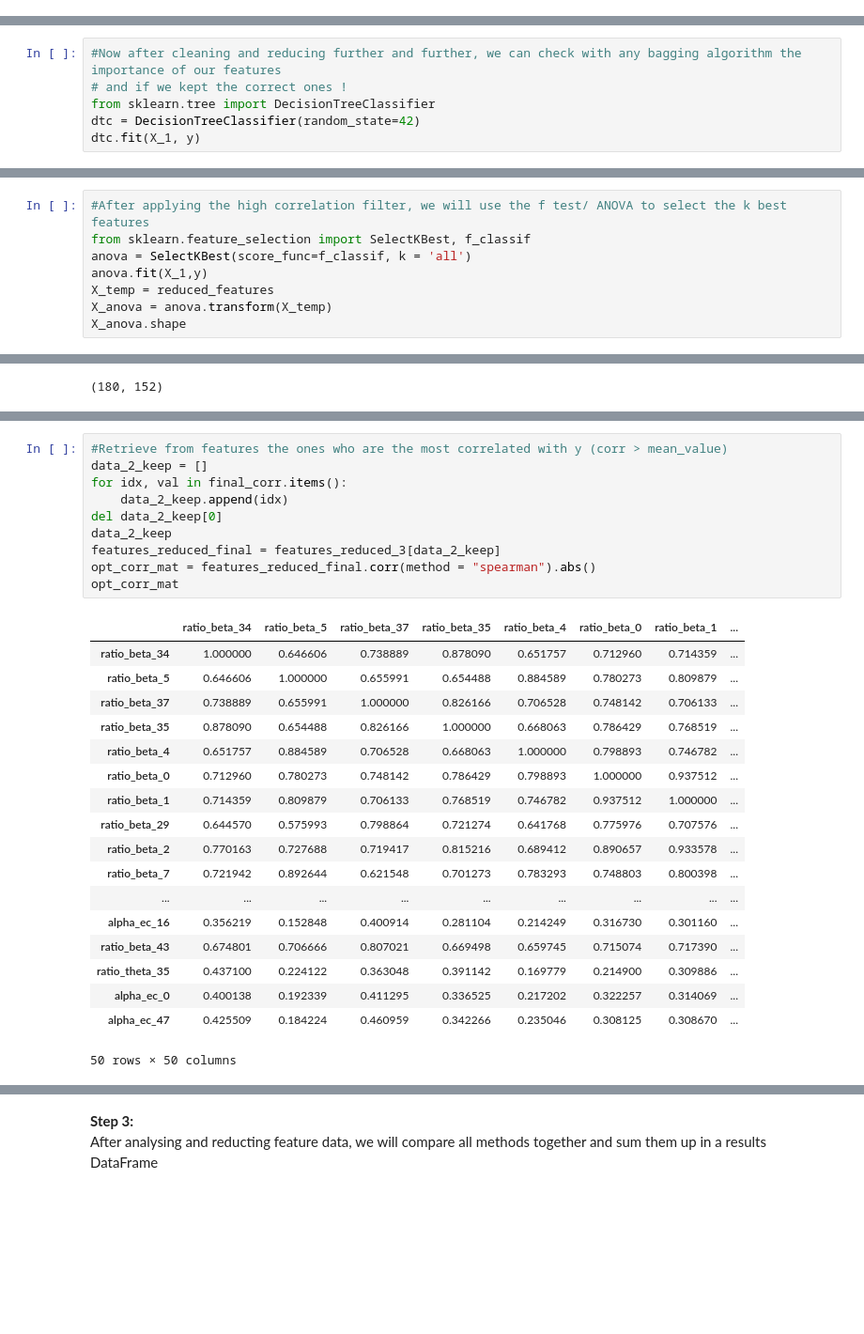
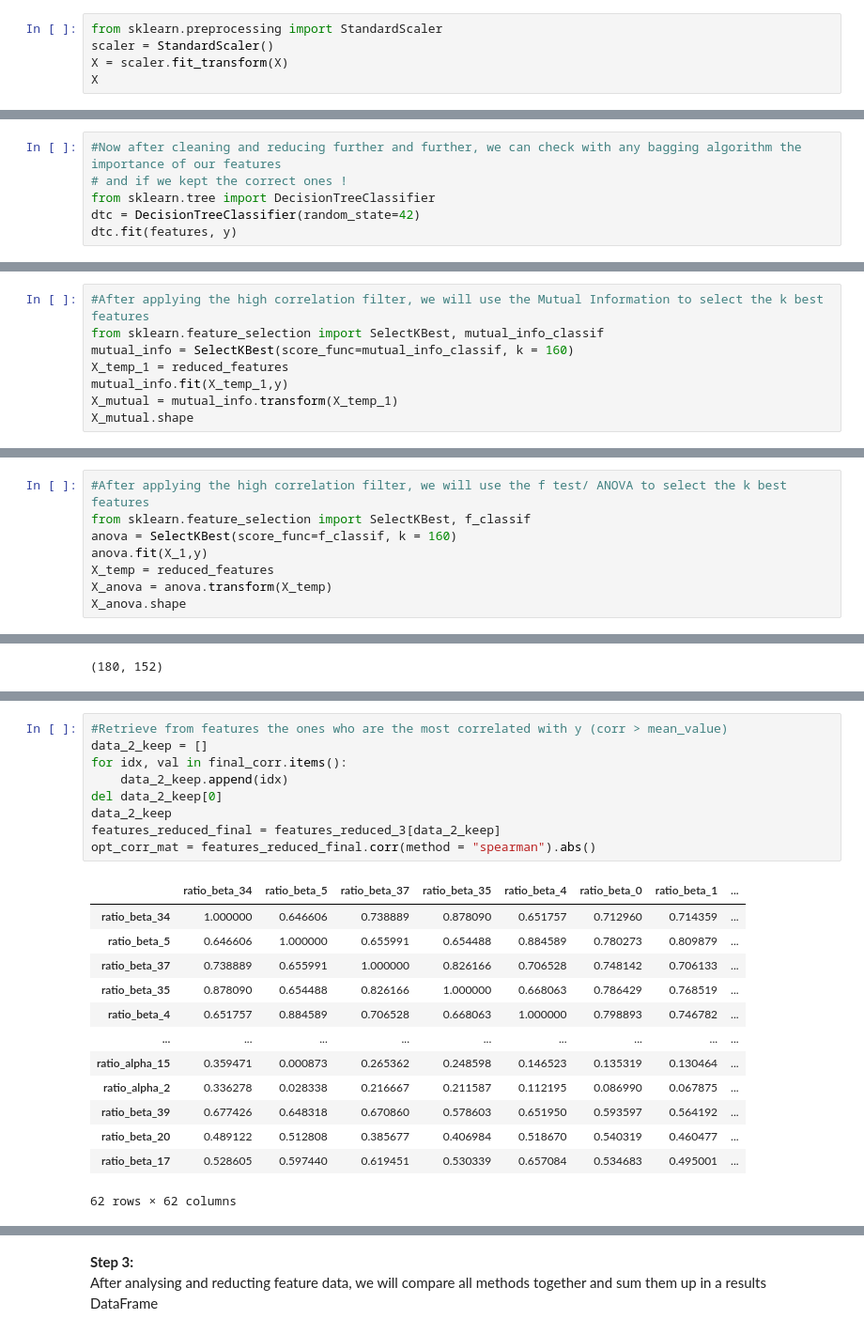
Before and after one commit to OmarJabri7/EEG_Feature_Engineering, a Jupyter notebook: feature_engineering_case1.ipynb, the cells around one changed output, grey strips where cells are left out. Shown at 94% size. Drawn from its saved outputs; the diff is of its cells as text; blank space fills up the shorter version.

Commit message:
added feature number in table

```diff
--- a/feature_engineering_case1.ipynb
+++ b/feature_engineering_case1.ipynb
@@ -57,0 +67,5 @@ with open('feature_names.csv') as f:
+# %%
+from sklearn.preprocessing import StandardScaler
+scaler = StandardScaler()
+X = scaler.fit_transform(X)
+X
@@ -230,7 +262,7 @@ X_1 = reduced_features
 # and if we kept the correct ones !
 from sklearn.tree import DecisionTreeClassifier
 dtc = DecisionTreeClassifier(random_state=42)
-dtc.fit(X_1, y)
+dtc.fit(features, y)
 # %% [output]
 DecisionTreeClassifier(random_state=42)
 # %%
@@ -251,0 +284,8 @@ print(len(importances))
+# %%
+#After applying the high correlation filter, we will use the Mutual Information to select the k best features
+from sklearn.feature_selection import SelectKBest, mutual_info_classif
+mutual_info = SelectKBest(score_func=mutual_info_classif, k = 160)
+X_temp_1 = reduced_features
+mutual_info.fit(X_temp_1,y)
+X_mutual = mutual_info.transform(X_temp_1)
+X_mutual.shape
@@ -252,7 +294,7 @@ print(len(importances))
 # %%
 #After applying the high correlation filter, we will use the f test/ ANOVA to select the k best features
 from sklearn.feature_selection import SelectKBest, f_classif
-anova = SelectKBest(score_func=f_classif, k = 'all')
+anova = SelectKBest(score_func=f_classif, k = 160)
 anova.fit(X_1,y)
 X_temp = reduced_features
 X_anova = anova.transform(X_temp)
@@ -386,32 +418,26 @@ Name: labels, dtype: float64
 # %%
 #Retrieve from features the ones who are the most correlated with y (corr > mean_value)
 data_2_keep = []
 for idx, val in final_corr.items():
     data_2_keep.append(idx)
 del data_2_keep[0]
 data_2_keep
 features_reduced_final = features_reduced_3[data_2_keep]
 opt_corr_mat = features_reduced_final.corr(method = "spearman").abs()
-opt_corr_mat
 # %% [output]
 |  | ratio_beta_34 | ratio_beta_5 | ratio_beta_37 | ratio_beta_35 | ratio_beta_4 | ratio_beta_0 | ratio_beta_1 | ... |
 | ratio_beta_34 | 1.000000 | 0.646606 | 0.738889 | 0.878090 | 0.651757 | 0.712960 | 0.714359 | ... |
 | ratio_beta_5 | 0.646606 | 1.000000 | 0.655991 | 0.654488 | 0.884589 | 0.780273 | 0.809879 | ... |
 | ratio_beta_37 | 0.738889 | 0.655991 | 1.000000 | 0.826166 | 0.706528 | 0.748142 | 0.706133 | ... |
 | ratio_beta_35 | 0.878090 | 0.654488 | 0.826166 | 1.000000 | 0.668063 | 0.786429 | 0.768519 | ... |
 | ratio_beta_4 | 0.651757 | 0.884589 | 0.706528 | 0.668063 | 1.000000 | 0.798893 | 0.746782 | ... |
-| ratio_beta_0 | 0.712960 | 0.780273 | 0.748142 | 0.786429 | 0.798893 | 1.000000 | 0.937512 | ... |
-| ratio_beta_1 | 0.714359 | 0.809879 | 0.706133 | 0.768519 | 0.746782 | 0.937512 | 1.000000 | ... |
-| ratio_beta_29 | 0.644570 | 0.575993 | 0.798864 | 0.721274 | 0.641768 | 0.775976 | 0.707576 | ... |
-| ratio_beta_2 | 0.770163 | 0.727688 | 0.719417 | 0.815216 | 0.689412 | 0.890657 | 0.933578 | ... |
-| ratio_beta_7 | 0.721942 | 0.892644 | 0.621548 | 0.701273 | 0.783293 | 0.748803 | 0.800398 | ... |
 | ... | ... | ... | ... | ... | ... | ... | ... | ... |
-| alpha_ec_16 | 0.356219 | 0.152848 | 0.400914 | 0.281104 | 0.214249 | 0.316730 | 0.301160 | ... |
-| ratio_beta_43 | 0.674801 | 0.706666 | 0.807021 | 0.669498 | 0.659745 | 0.715074 | 0.717390 | ... |
-| ratio_theta_35 | 0.437100 | 0.224122 | 0.363048 | 0.391142 | 0.169779 | 0.214900 | 0.309886 | ... |
-| alpha_ec_0 | 0.400138 | 0.192339 | 0.411295 | 0.336525 | 0.217202 | 0.322257 | 0.314069 | ... |
-| alpha_ec_47 | 0.425509 | 0.184224 | 0.460959 | 0.342266 | 0.235046 | 0.308125 | 0.308670 | ... |
+| ratio_alpha_15 | 0.359471 | 0.000873 | 0.265362 | 0.248598 | 0.146523 | 0.135319 | 0.130464 | ... |
+| ratio_alpha_2 | 0.336278 | 0.028338 | 0.216667 | 0.211587 | 0.112195 | 0.086990 | 0.067875 | ... |
+| ratio_beta_39 | 0.677426 | 0.648318 | 0.670860 | 0.578603 | 0.651950 | 0.593597 | 0.564192 | ... |
+| ratio_beta_20 | 0.489122 | 0.512808 | 0.385677 | 0.406984 | 0.518670 | 0.540319 | 0.460477 | ... |
+| ratio_beta_17 | 0.528605 | 0.597440 | 0.619451 | 0.530339 | 0.657084 | 0.534683 | 0.495001 | ... |
-50 rows × 50 columns
+62 rows × 62 columns
 # %%
 #Since the experiments needs one subject out, we will group every 9 rows as a subject
 
```
Also changed, not shown: parts of 32 cells of this notebook, 3 other files.
